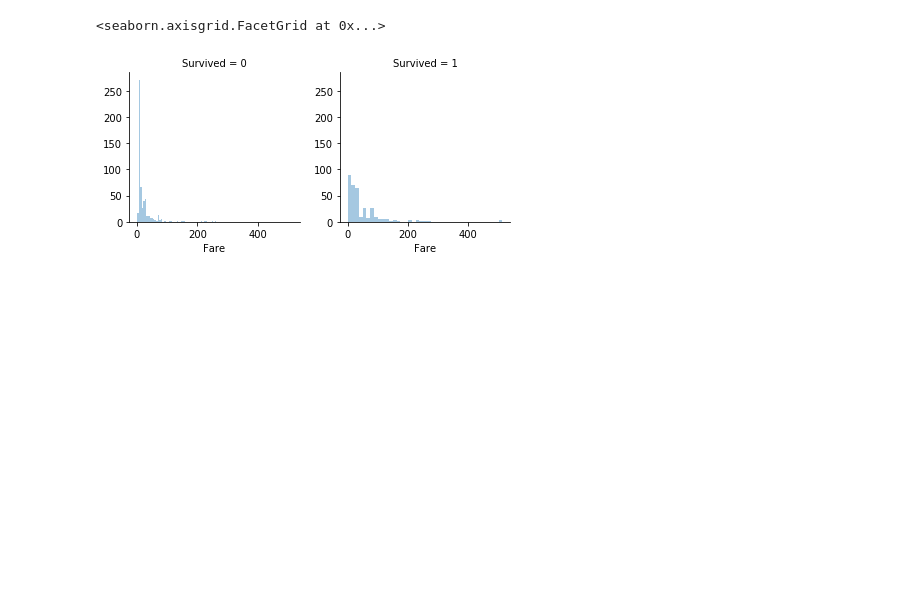
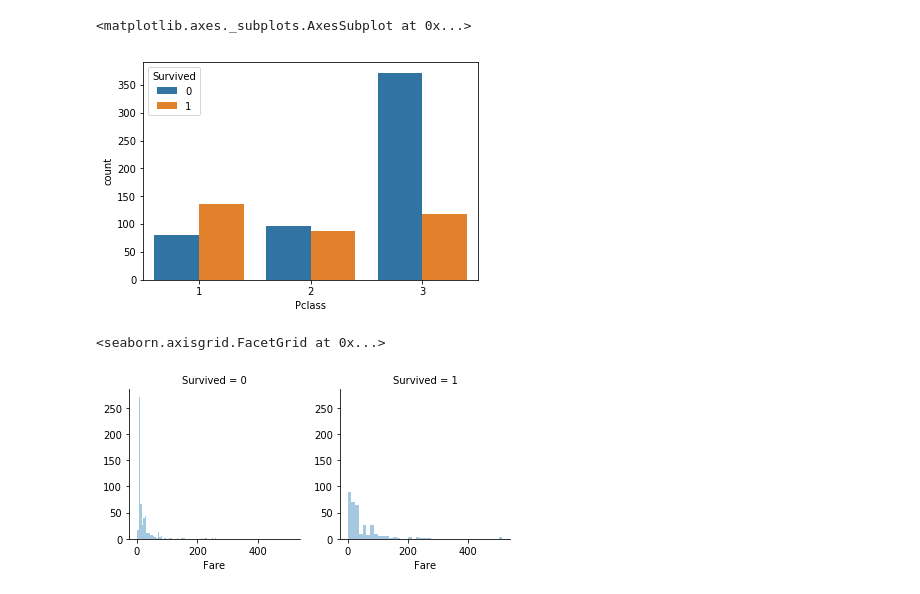
Before and after one commit to richardcysun/Machine-Learning, a Jupyter notebook: Kaggle/Titanic_ft_sel.ipynb, the cells around one changed output. Drawn from its saved outputs; the diff is of its cells as text; code cells hidden in the pictures; blank space fills up the shorter version.

```diff
--- a/Kaggle/Titanic_ft_sel.ipynb
+++ b/Kaggle/Titanic_ft_sel.ipynb
@@ -39,3 +129,9 @@ Ticket         891 non-null object
+# %%
+sns.countplot(tiData['Pclass'], hue=tiData['Survived'])
+#Pclass 3 has lower chance
+# %% [output]
+<matplotlib.axes._subplots.AxesSubplot at 0x...>
+[figure, added]
 # %%
 
 g = sns.FacetGrid(tiData, col='Survived')
```
Also changed, not shown: parts of 8 cells of this notebook, 1 other file.
